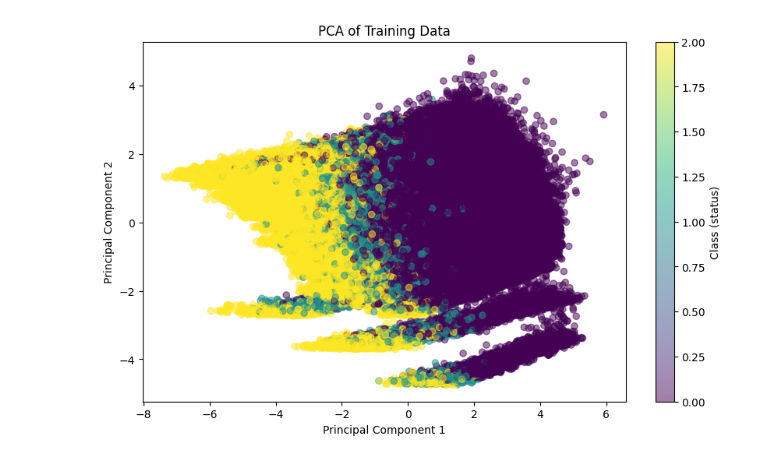
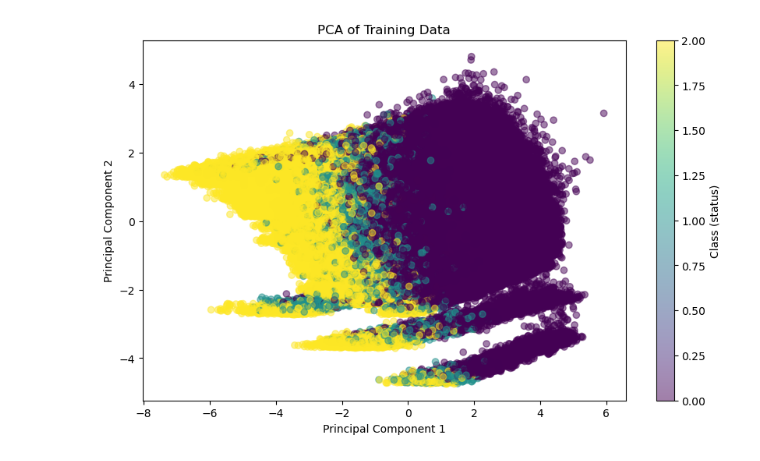
Before and after one commit to Lefia/kaede, a Jupyter notebook: training.ipynb, the cells around one changed output. Cells and saved outputs as stored; diff of their text form; code cells hidden in the pictures.

```diff
--- a/training.ipynb
+++ b/training.ipynb
@@ -228,24 +188,24 @@ plt.show()
 # %%
 from sklearn.decomposition import PCA
 from sklearn.preprocessing import StandardScaler
 import matplotlib.pyplot as plt
-train_data = pd.read_csv('./data/train.csv')
-test_data = pd.read_csv('./data/test.csv')
+train_data = pd.read_csv('./data/tmp/train.csv')
+test_data = pd.read_csv('./data/tmp/test.csv')
 X_train = train_data.drop(columns=['status'])
 y_train = train_data['status']
 
 scaler = StandardScaler()
 X_train_scaled = scaler.fit_transform(X_train)
 pca = PCA(n_components=2)  # Reduce to 2 components for 2D plot
 X_train_pca = pca.fit_transform(X_train_scaled)
 
 # Plot the 2D PCA projection
 plt.figure(figsize=(10, 6))
 plt.scatter(X_train_pca[:, 0], X_train_pca[:, 1], c=y_train, cmap='viridis', alpha=0.5)
 plt.title('PCA of Training Data')
 plt.xlabel('Principal Component 1')
 plt.ylabel('Principal Component 2')
 plt.colorbar(label='Class (status)')
 plt.show()
 # %% [output]
-[figure, old version]
+[figure, new version]
```
Also changed, not shown: parts of 4 cells of this notebook, 11 other files.
